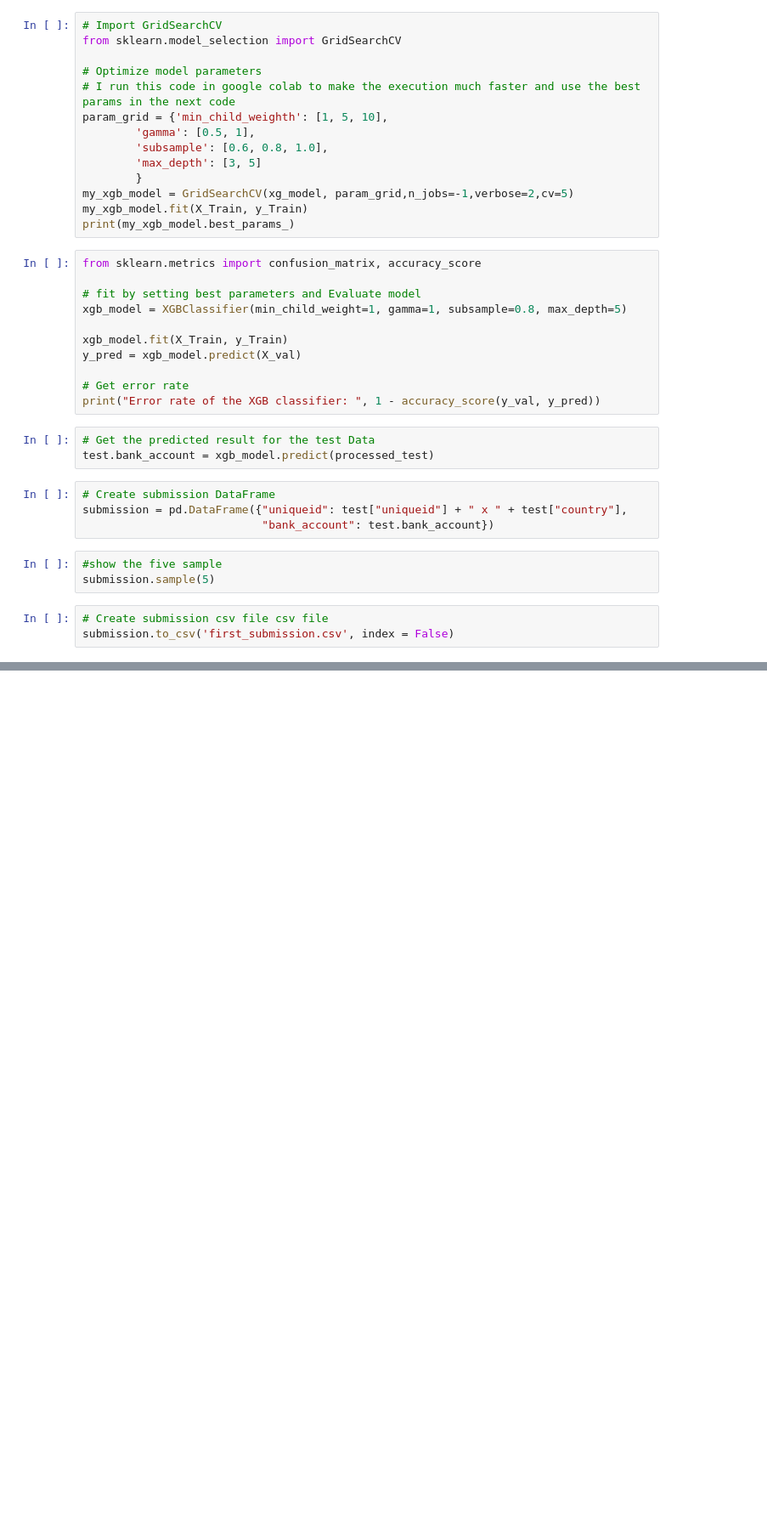
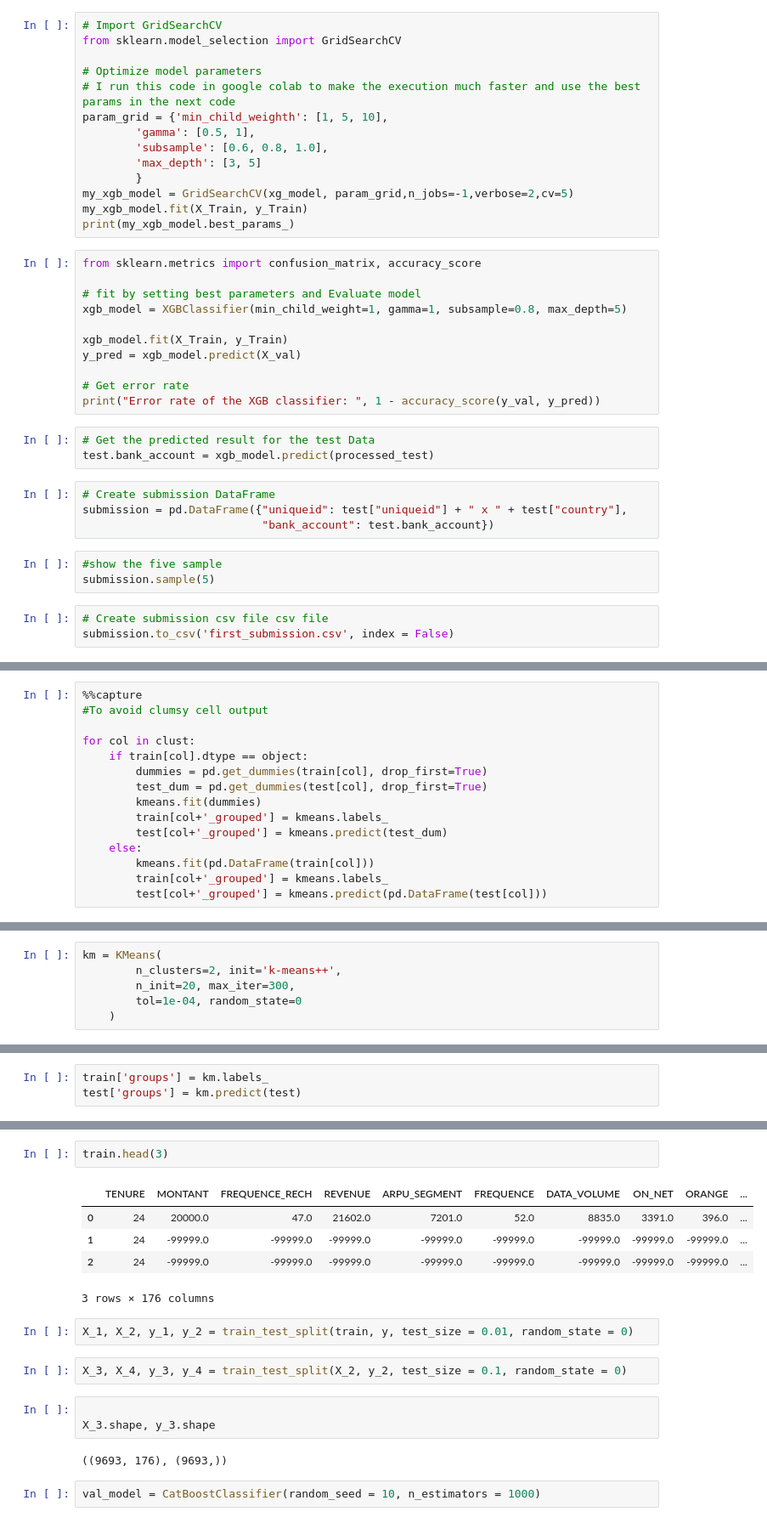
Before and after one commit to MGASALUCAS/Notebooks-Collection, a Jupyter notebook: ZindiChallenge1.ipynb, the cells around one changed output, grey strips where cells are left out. Shown at 85% size. Cells and saved outputs as stored; diff of their text form; blank space fills up the shorter version.

```diff
--- a/ZindiChallenge1.ipynb
+++ b/ZindiChallenge1.ipynb
@@ -251,0 +479,15 @@ submission.to_csv('first_submission.csv', index = False)
+# %%
+%%capture
+#To avoid clumsy cell output
+
+for col in clust:
+    if train[col].dtype == object:
+        dummies = pd.get_dummies(train[col], drop_first=True)
+        test_dum = pd.get_dummies(test[col], drop_first=True)
+        kmeans.fit(dummies)
+        train[col+'_grouped'] = kmeans.labels_
+        test[col+'_grouped'] = kmeans.predict(test_dum)
+    else:
+        kmeans.fit(pd.DataFrame(train[col]))
+        train[col+'_grouped'] = kmeans.labels_
+        test[col+'_grouped'] = kmeans.predict(pd.DataFrame(test[col]))
@@ -251,0 +504,6 @@ submission.to_csv('first_submission.csv', index = False)
+# %%
+km = KMeans(
+        n_clusters=2, init='k-means++',
+        n_init=20, max_iter=300,
+        tol=1e-04, random_state=0
+    )
@@ -251,0 +514,3 @@ submission.to_csv('first_submission.csv', index = False)
+# %%
+train['groups'] = km.labels_
+test['groups'] = km.predict(test)
@@ -251,0 +521,19 @@ submission.to_csv('first_submission.csv', index = False)
+# %%
+train.head(3)
+# %% [output]
+|  | TENURE | MONTANT | FREQUENCE_RECH | REVENUE | ARPU_SEGMENT | FREQUENCE | DATA_VOLUME | ON_NET | ORANGE | ... |
+| 0 | 24 | 20000.0 | 47.0 | 21602.0 | 7201.0 | 52.0 | 8835.0 | 3391.0 | 396.0 | ... |
+| 1 | 24 | -99999.0 | -99999.0 | -99999.0 | -99999.0 | -99999.0 | -99999.0 | -99999.0 | -99999.0 | ... |
+| 2 | 24 | -99999.0 | -99999.0 | -99999.0 | -99999.0 | -99999.0 | -99999.0 | -99999.0 | -99999.0 | ... |
+3 rows × 176 columns
+# %%
+X_1, X_2, y_1, y_2 = train_test_split(train, y, test_size = 0.01, random_state = 0)
+# %%
+X_3, X_4, y_3, y_4 = train_test_split(X_2, y_2, test_size = 0.1, random_state = 0)
+# %%
+
+X_3.shape, y_3.shape
+# %% [output]
+((9693, 176), (9693,))
+# %%
+val_model = CatBoostClassifier(random_seed = 10, n_estimators = 1000)
```
Also changed, not shown: parts of 61 cells of this notebook.
